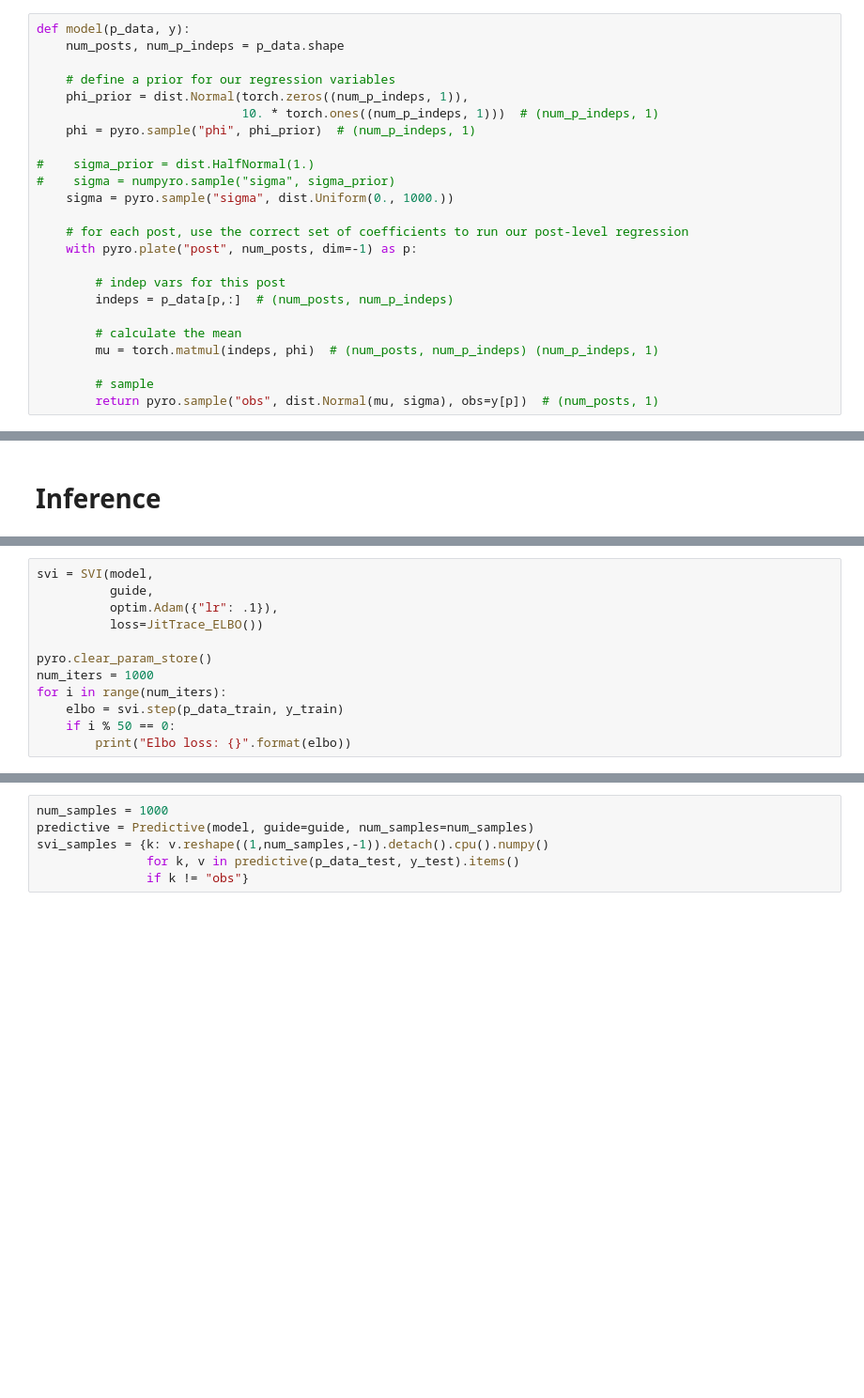
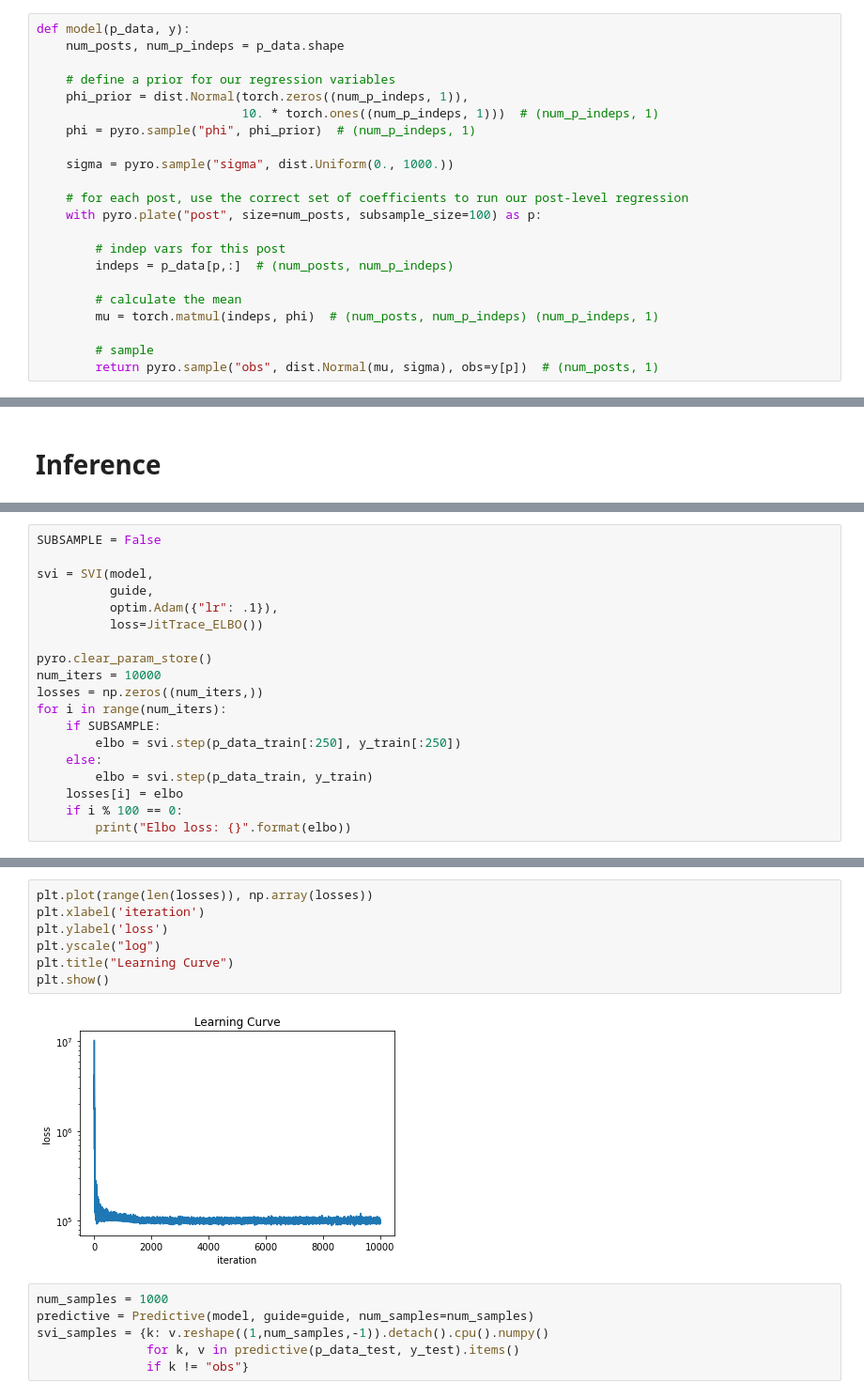
Before and after one commit to ageil/Probabilistic-Programming, a Jupyter notebook: model/SingleLevelModelPyro.ipynb, the cells around one changed output, grey strips where cells are left out. Shown at 94% size. Saved outputs shown, nothing was run; the diff lists cells and outputs as text; blank space fills up the shorter version.

```diff
--- a/model/SingleLevelModelPyro.ipynb
+++ b/model/SingleLevelModelPyro.ipynb
@@ -150,12 +168,10 @@ def model(p_data, y):
                             10. * torch.ones((num_p_indeps, 1)))  # (num_p_indeps, 1)
     phi = pyro.sample("phi", phi_prior)  # (num_p_indeps, 1)
 
-#    sigma_prior = dist.HalfNormal(1.)
-#    sigma = numpyro.sample("sigma", sigma_prior)
     sigma = pyro.sample("sigma", dist.Uniform(0., 1000.))
 
     # for each post, use the correct set of coefficients to run our post-level regression
-    with pyro.plate("post", num_posts, dim=-1) as p:
+    with pyro.plate("post", size=num_posts, subsample_size=100) as p:
 
         # indep vars for this post
         indeps = p_data[p,:]  # (num_posts, num_p_indeps)
@@ -193,13 +204,20 @@ p_data[:100].shape
 # %%
+SUBSAMPLE = False
+
 svi = SVI(model,
           guide,
           optim.Adam({"lr": .1}),
           loss=JitTrace_ELBO())
 
 pyro.clear_param_store()
-num_iters = 1000
+num_iters = 10000
+losses = np.zeros((num_iters,))
 for i in range(num_iters):
-    elbo = svi.step(p_data_train, y_train)
-    if i % 50 == 0:
+    if SUBSAMPLE:
+        elbo = svi.step(p_data_train[:250], y_train[:250])
+    else:
+        elbo = svi.step(p_data_train, y_train)
+    losses[i] = elbo
+    if i % 100 == 0:
         print("Elbo loss: {}".format(elbo))
 # %% [output]
@@ -226,3 +241,12 @@ Elbo loss: 2042411.5
+# %%
+plt.plot(range(len(losses)), np.array(losses))
+plt.xlabel('iteration')
+plt.ylabel('loss')
+plt.yscale("log")
+plt.title("Learning Curve")
+plt.show()
+# %% [output]
+[figure, added]
 # %%
 num_samples = 1000
 predictive = Predictive(model, guide=guide, num_samples=num_samples)
```
Also changed, not shown: parts of 33 cells of this notebook.
